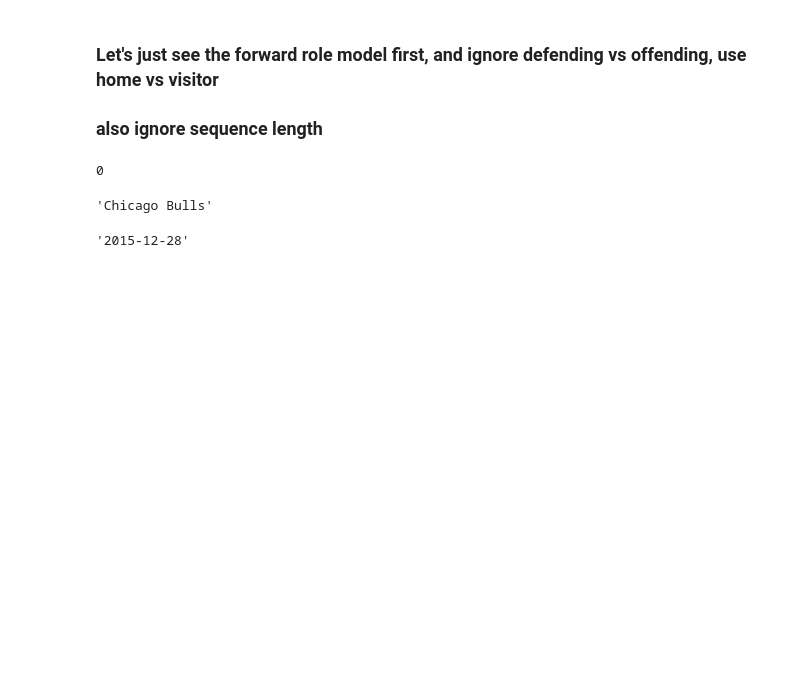
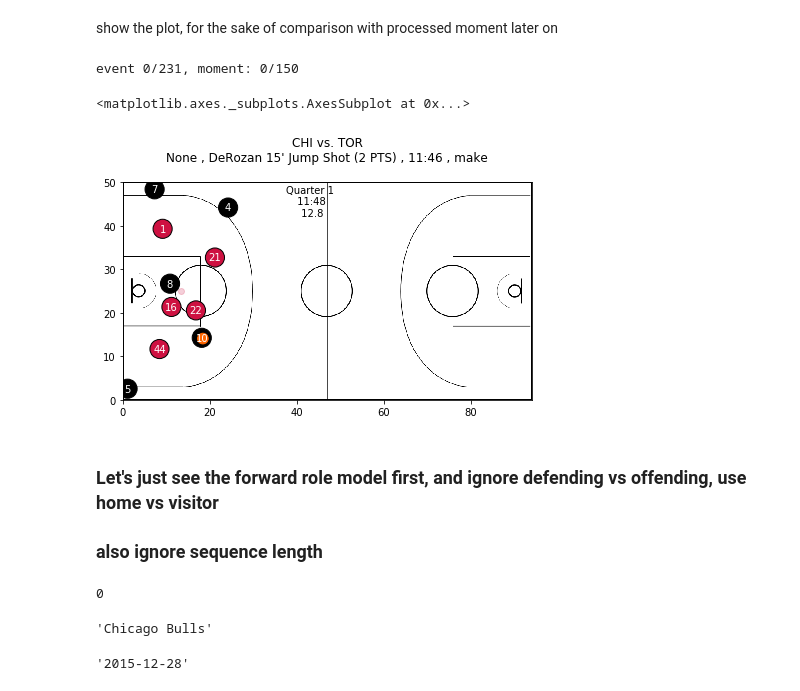
Before and after one commit to samshipengs/Coordinated-Multi-Agent-Imitation-Learning, a Jupyter notebook: code/ImitationLearningHorizon.ipynb, the cells around one changed output. Saved outputs shown, nothing was run; the diff lists cells and outputs as text; code cells hidden in the pictures; blank space fills up the shorter version.

Commit message:
Add court plot for checking if data is processed correctly.

```diff
--- a/code/ImitationLearningHorizon.ipynb
+++ b/code/ImitationLearningHorizon.ipynb
@@ -57,6 +56,15 @@ events shape: (231, 8)
 # %%
 # for i in events.moments[0]:
 #     print(i[3], '|', i[5][0][2:])
+# %% [markdown]
+show the plot, for the sake of comparison with processed moment later on
+# %%
+Plot = PlotGame(game_id, main_dir, game_dir)
+Plot.load_moment2img(game_data, 0, 0, return_img=True)
+# %% [output]
+event 0/231, moment: 0/150
+<matplotlib.axes._subplots.AxesSubplot at 0x...>
+[figure, added]
 # %% [markdown]
 ### Let's just see the forward role model first, and ignore defending vs offending, use home vs visitor
 ### also ignore sequence length
```
Also changed, not shown: parts of 2 cells of this notebook, 1 other file.
